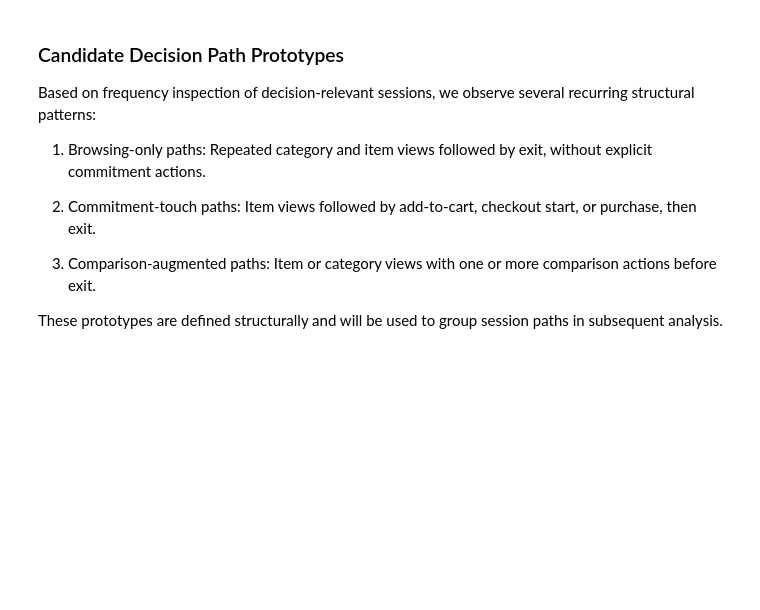
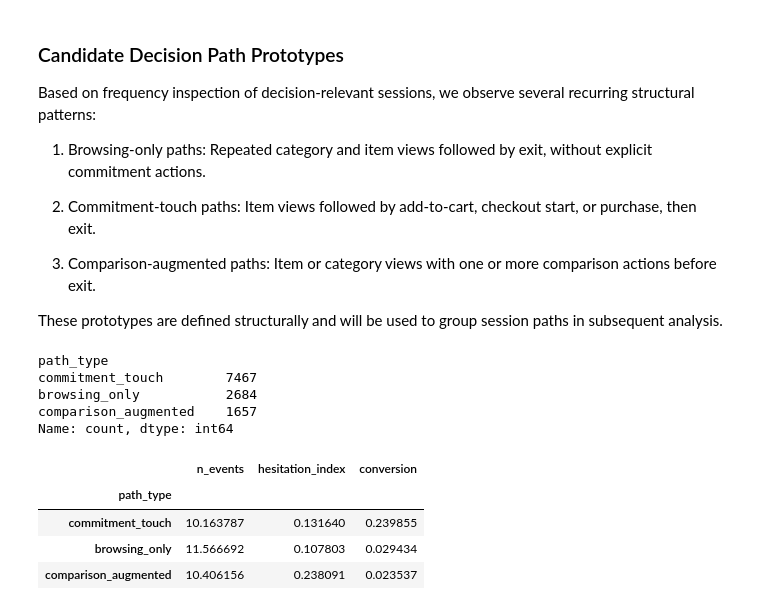
Before and after one commit to NoMooncake/behavior-state-modeling, a Jupyter notebook: notebooks/01_eda.ipynb, the cells around one changed output. Drawn from its saved outputs; the diff is of its cells as text; code cells hidden in the pictures; blank space fills up the shorter version.

Commit message:
analysis: add rule-based decision path types and compare conversion outcomes

```diff
--- a/notebooks/01_eda.ipynb
+++ b/notebooks/01_eda.ipynb
@@ -268,3 +268,44 @@ Based on frequency inspection of decision-relevant sessions, we observe several
    Item or category views with one or more comparison actions before exit.
 
 These prototypes are defined structurally and will be used to group session paths in subsequent analysis.
+# %%
+def classify_path_signature(sig: str) -> str:
+    tokens = sig.split("->")
+
+    has_purchase = "purchase" in tokens
+    has_checkout = "checkout_start" in tokens
+    has_cart = "add_to_cart" in tokens
+    has_commit = has_purchase or has_checkout or has_cart
+
+    has_compare = "compare" in tokens
+
+    # priority: commitment > comparison > browsing
+    if has_commit:
+        return "commitment_touch"
+    if has_compare:
+        return "comparison_augmented"
+    return "browsing_only"
+
+
+decision_sessions = sessions[
+    (sessions["n_events"] >= 3) &
+    (sessions["path_signature"] != "exit")
+].copy()
+
+decision_sessions["path_type"] = decision_sessions["path_signature"].apply(classify_path_signature)
+
+decision_sessions["path_type"].value_counts()
+# %% [output]
+path_type
+commitment_touch        7467
+browsing_only           2684
+comparison_augmented    1657
+Name: count, dtype: int64
+# %%
+decision_sessions.groupby("path_type")[["n_events", "hesitation_index", "conversion"]].mean().sort_values("conversion", ascending=False)
+# %% [output]
+|  | n_events | hesitation_index | conversion |
+| path_type |  |  |  |
+| commitment_touch | 10.163787 | 0.131640 | 0.239855 |
+| browsing_only | 11.566692 | 0.107803 | 0.029434 |
+| comparison_augmented | 10.406156 | 0.238091 | 0.023537 |
```
Also changed, not shown: parts of 1 cell of this notebook, 1 other file.
